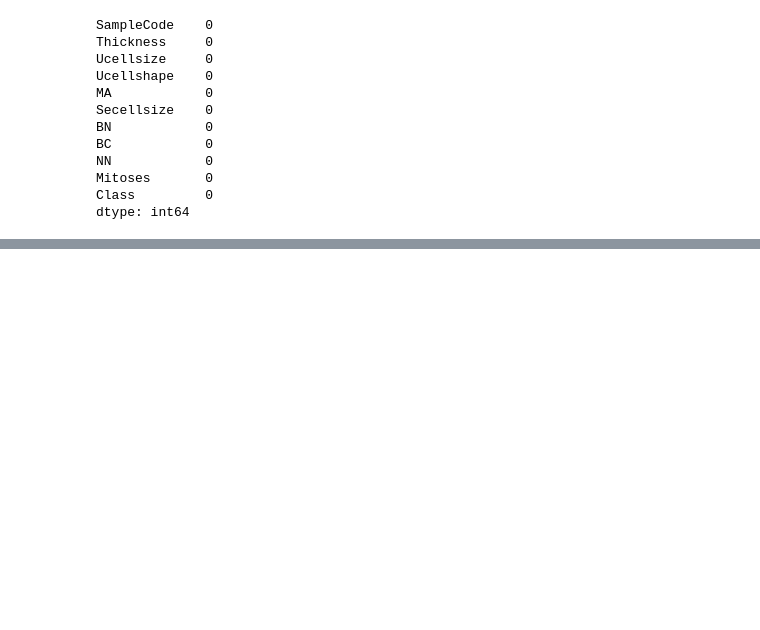
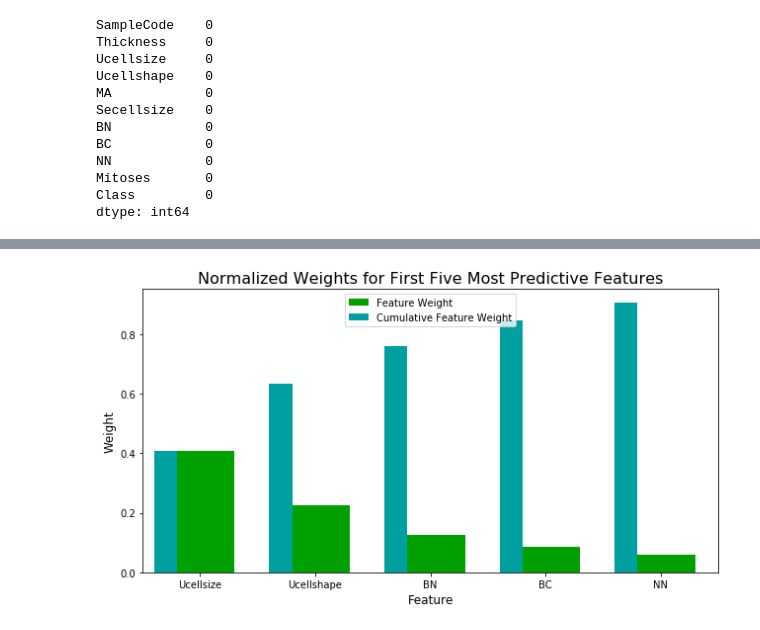
Before and after one commit to HenryDashwood/Breast-Cancer-Data-Set-from-UCI-Data-Repository, a Jupyter notebook: investigation.ipynb, the cells around one changed output, grey strips where cells are left out. Saved outputs shown, nothing was run; the diff lists cells and outputs as text; code cells hidden in the pictures; blank space fills up the shorter version.

```diff
--- a/investigation.ipynb
+++ b/investigation.ipynb
@@ -75,5 +73,0 @@ f1_score(y_test, y_pred)
-# %%
-model = SVC(kernel='rbf')
-model.fit(X_train, y_train)
-y_pred = model.predict(X_test)
-f1_score(y_test, y_pred)
@@ -90,0 +155,33 @@ f1_score(y_test, y_pred)
+# %%
+def feature_plot(importances, X_train, y_train):
+
+    # Display the five most important features
+    indices = np.argsort(importances)[::-1]
+    columns = X_train.columns.values[indices[:5]]
+    values = importances[indices][:5]
+
+    # Creat the plot
+    fig = plt.figure(figsize = (9,5))
+    plt.title("Normalized Weights for First Five Most Predictive Features", fontsize = 16)
+    plt.bar(np.arange(5), values, width = 0.6, align="center", color = '#00A000', \
+          label = "Feature Weight")
+    plt.bar(np.arange(5) - 0.3, np.cumsum(values), width = 0.2, align = "center", color = '#00A0A0', \
+          label = "Cumulative Feature Weight")
+    plt.xticks(np.arange(5), columns)
+    plt.xlim((-0.5, 4.5))
+    plt.ylabel("Weight", fontsize = 12)
+    plt.xlabel("Feature", fontsize = 12)
+
+    plt.legend(loc = 'upper center')
+    plt.tight_layout()
+    plt.show()
+# %%
+model = RandomForestClassifier().fit(X_train, y_train)
+
+# TODO: Extract the feature importances using .feature_importances_
+importances = model.feature_importances_
+
+# Plot
+feature_plot(importances, X_train, y_train)
+# %% [output]
+[figure, added]
```
Also changed, not shown: parts of 8 cells of this notebook.
